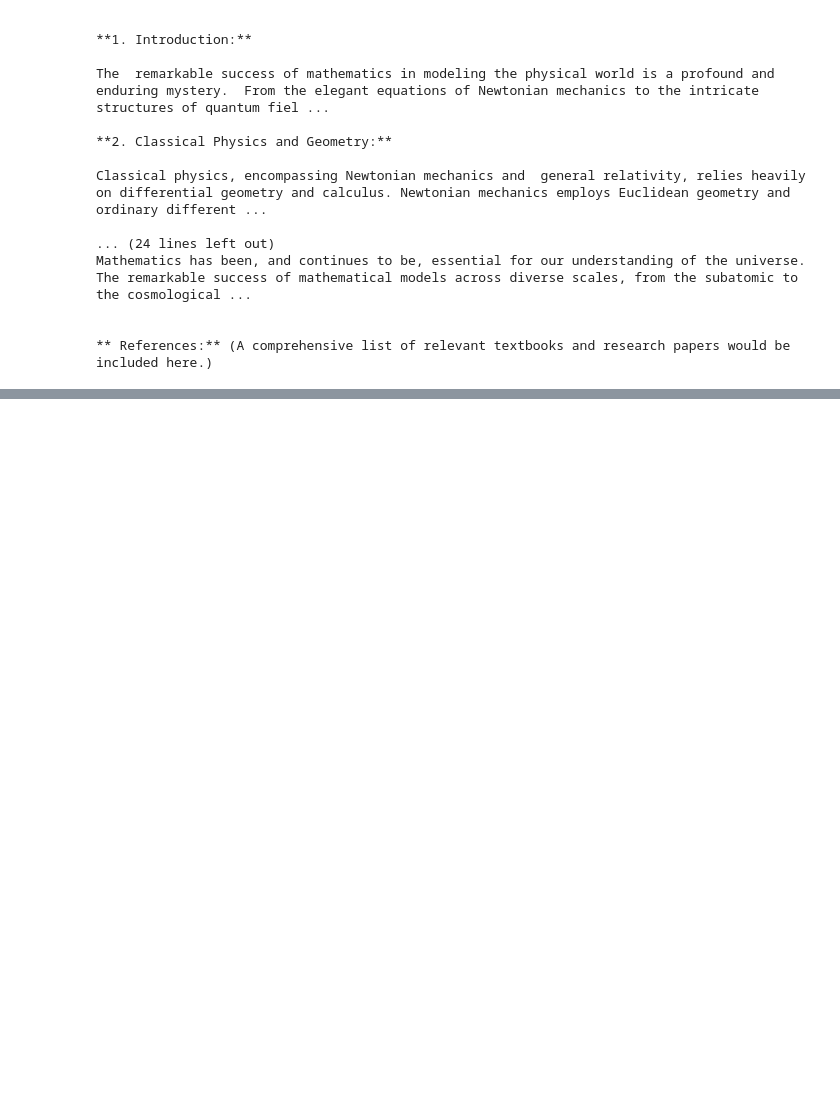
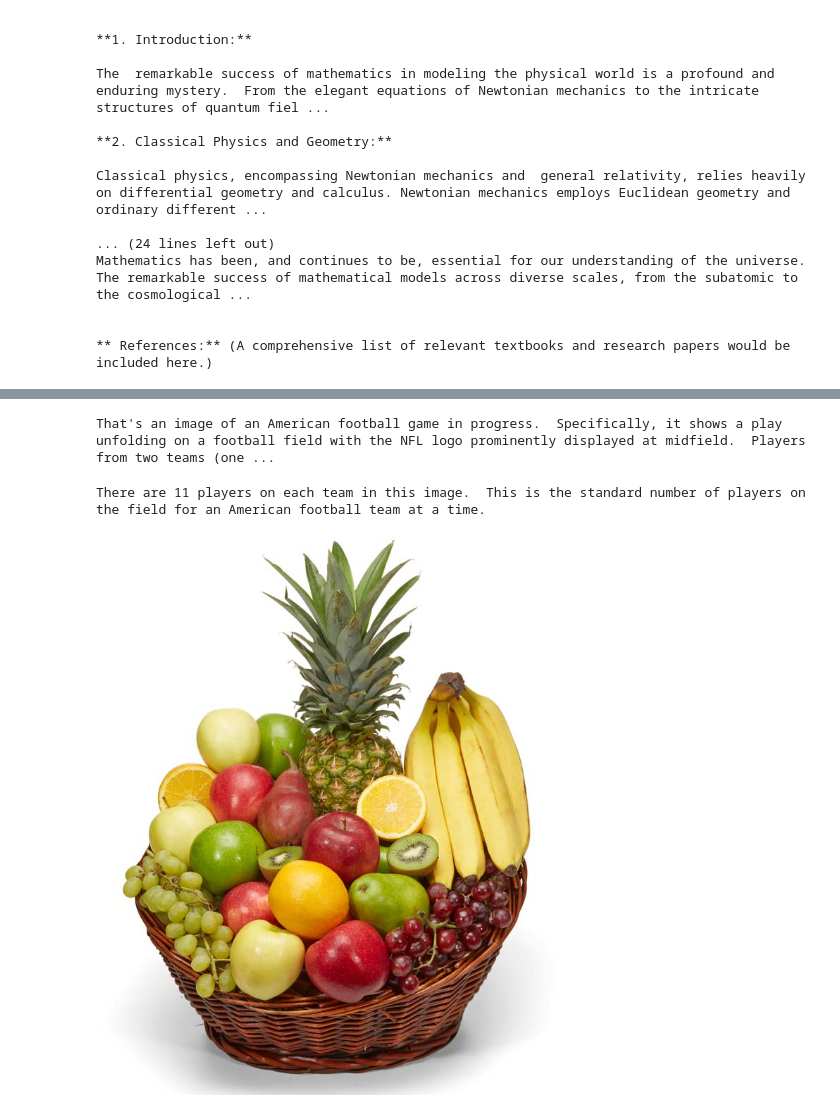
Before and after one commit to maxcol01/langchain_intro, a Jupyter notebook: langchain_intro.ipynb, the cells around one changed output, grey strips where cells are left out. Saved outputs shown, nothing was run; the diff lists cells and outputs as text; code cells hidden in the pictures; blank space fills up the shorter version.

Commit message:
describing images

```diff
--- a/langchain_intro.ipynb
+++ b/langchain_intro.ipynb
@@ -840,0 +849,31 @@ Mathematics has been, and continues to be, essential for our understanding of th
+# %%
+# convert the jpg file to base64
+
+import base64
+def encode_image(image_path):
+	with open(image_path, mode="rb") as image_file:
+		return base64.b64encode(image_file.read()).decode("utf-8")
+
+byte_image = encode_image("match.jpg")
+from langchain_core.messages import HumanMessage
+from langchain_google_genai import ChatGoogleGenerativeAI
+
+from dotenv import load_dotenv, find_dotenv
+load_dotenv(find_dotenv(), override=True)
+
+llm = ChatGoogleGenerativeAI(model="gemini-1.5-flash", api_key=API_KEY_GEMINI, temperature=0.2)
+
+prompt = "What is in this image ?"
+
+message = HumanMessage(
+content=[
+		{"type":"text", "text":prompt},
+		{"type":"image_url", "image_url":{"url":f"embedded-picture"}}
+	]
+)
+
+response = llm.invoke([message])
+
+print(response.content)
+# %% [output]
+That's an image of an American football game in progress.  Specifically, it shows a play unfolding on a football field with the NFL logo prominently displayed at midfield.  Players from two teams (one ...
@@ -840,0 +892,16 @@ Mathematics has been, and continues to be, essential for our understanding of th
+# %%
+prompt = "How many players are there in each team ?"
+result = ask_gemini(prompt=prompt, image_path="match.jpg")
+print(result.content)
+# %% [output]
+There are 11 players on each team in this image.  This is the standard number of players on the field for an American football team at a time.
+# %%
+import requests
+image_url = "https://fyf.tac-cdn.net/images/products/large/FYF-870.jpg"
+content = requests.get(image_url).content
+with open("online_image.jpg", mode="wb") as file:
+	file.write(content)
+
+display(Image("online_image.jpg"))
+# %% [output]
+[figure, added]
```
Also changed, not shown: parts of 4 cells of this notebook, 1 other file.
